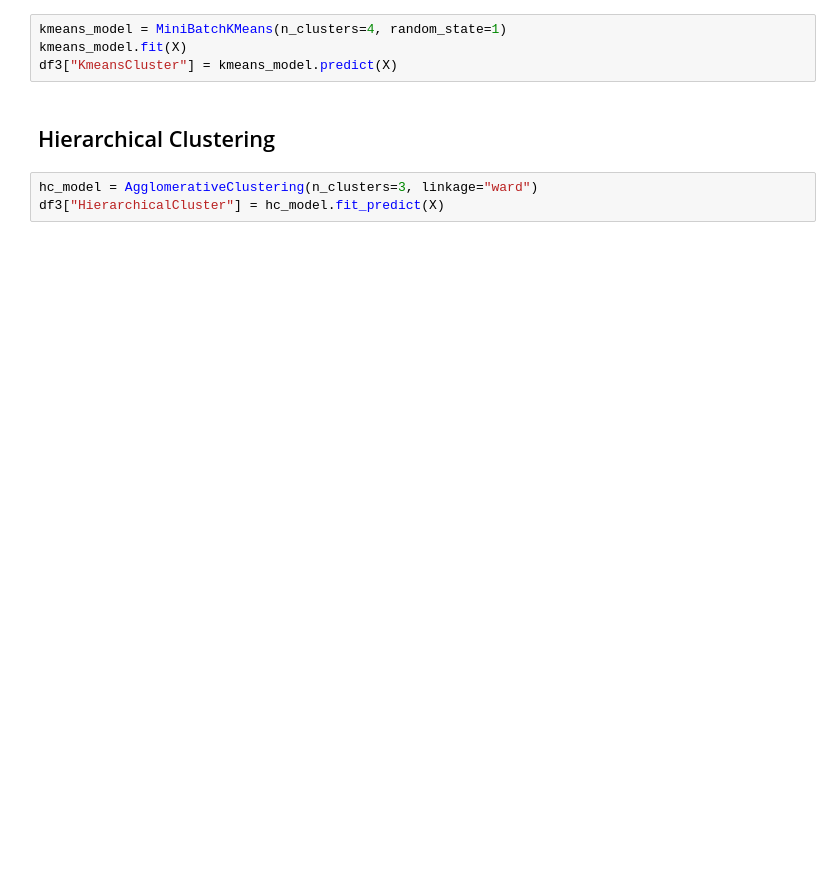
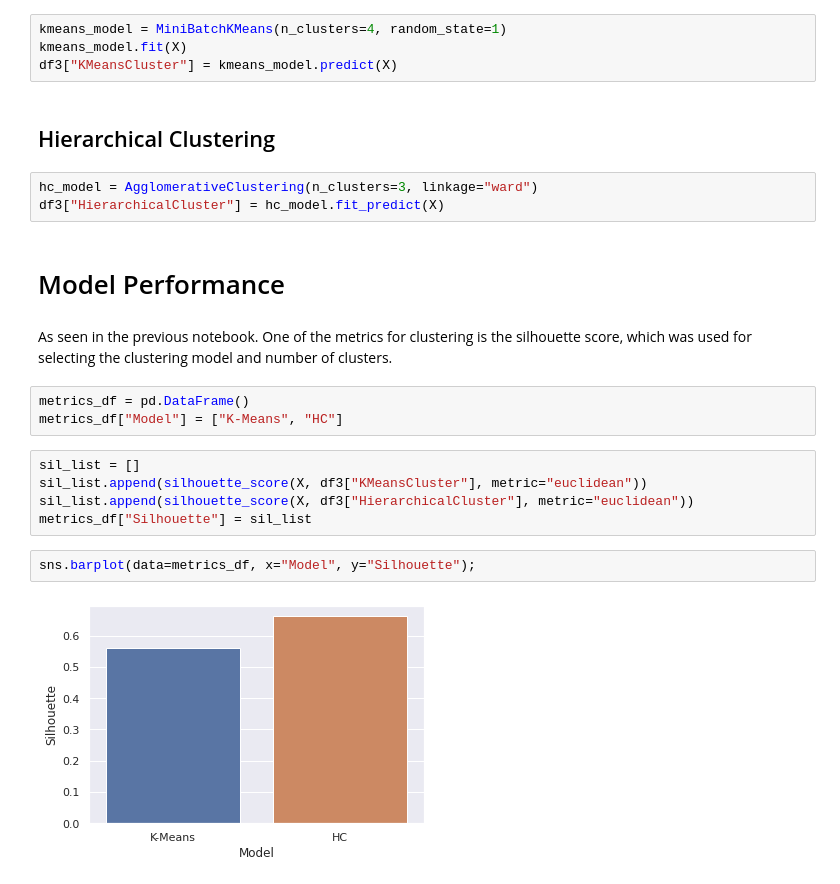
Before and after one commit to brenosakaguti/clustering, a Jupyter notebook: clustering_part2.ipynb, the cells around one changed output. Cells and saved outputs as stored; diff of their text form; blank space fills up the shorter version.

Commit message:
Started performance and cluster visualization

```diff
--- a/clustering_part2.ipynb
+++ b/clustering_part2.ipynb
@@ -47,9 +47,25 @@ Name: CustomerID, dtype: int64
 # %%
 kmeans_model = MiniBatchKMeans(n_clusters=4, random_state=1)
 kmeans_model.fit(X)
-df3["KmeansCluster"] = kmeans_model.predict(X)
+df3["KMeansCluster"] = kmeans_model.predict(X)
 # %% [markdown]
 ## Hierarchical Clustering
 # %%
 hc_model = AgglomerativeClustering(n_clusters=3, linkage="ward")
 df3["HierarchicalCluster"] = hc_model.fit_predict(X)
+# %% [markdown]
+# Model Performance
+# %% [markdown]
+As seen in the previous notebook. One of the metrics for clustering is the silhouette score, which was used for selecting the clustering model and number of clusters.
+# %%
+metrics_df = pd.DataFrame()
+metrics_df["Model"] = ["K-Means", "HC"]
+# %%
+sil_list = []
+sil_list.append(silhouette_score(X, df3["KMeansCluster"], metric="euclidean"))
+sil_list.append(silhouette_score(X, df3["HierarchicalCluster"], metric="euclidean"))
+metrics_df["Silhouette"] = sil_list
+# %%
+sns.barplot(data=metrics_df, x="Model", y="Silhouette");
+# %% [output]
+[figure, added]
```
Also changed, not shown: parts of 2 cells of this notebook.
